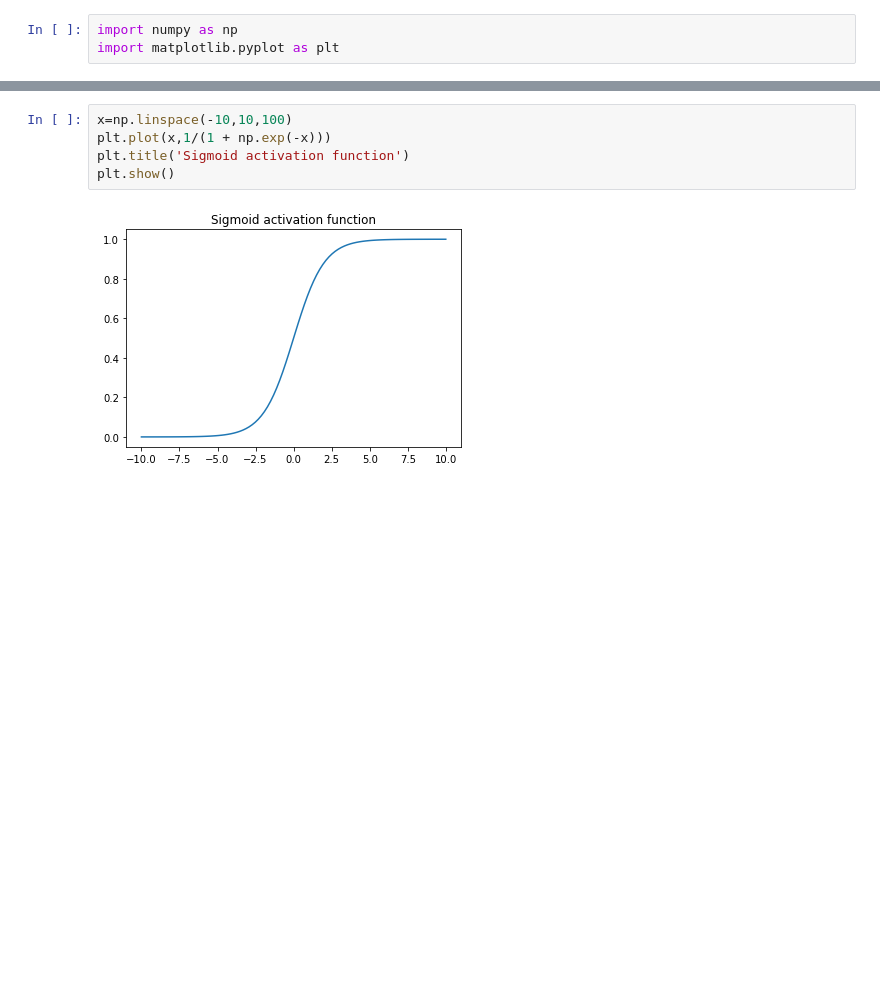
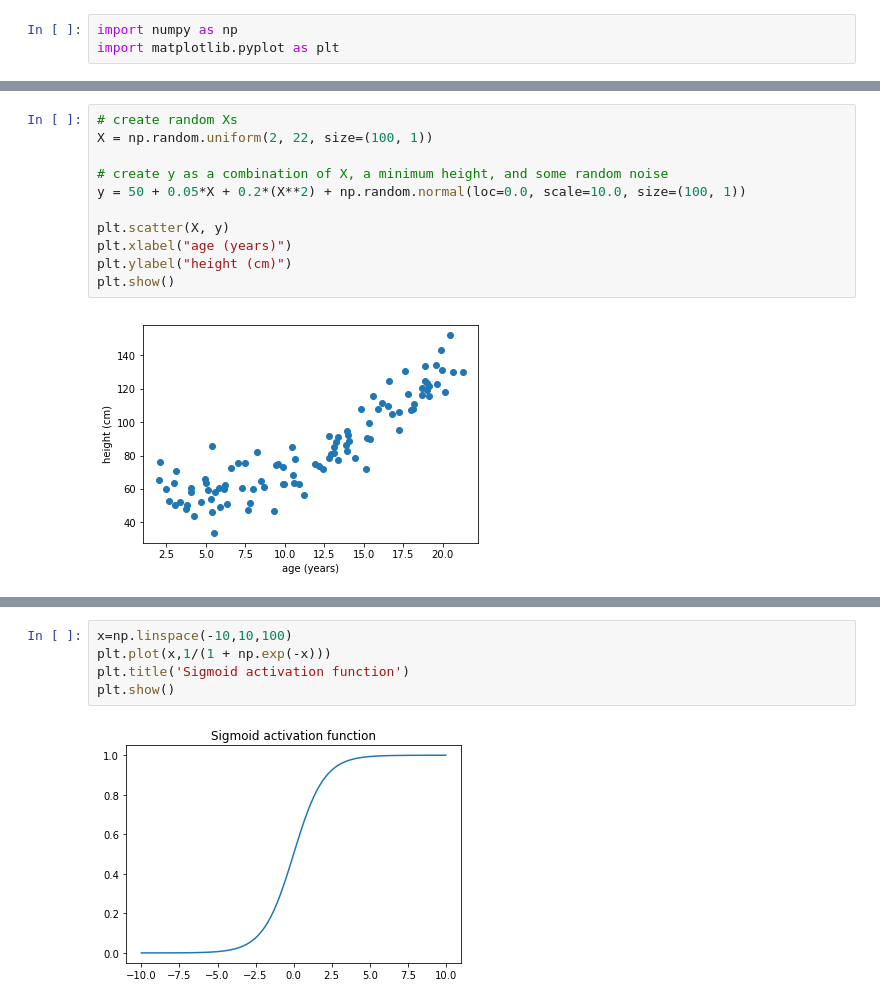
Before and after one commit to sjchiass/ml_guides, a Jupyter notebook: Backpropagation/1_Backprop_Intro.ipynb, the cells around one changed output, grey strips where cells are left out. Saved outputs shown, nothing was run; the diff lists cells and outputs as text; blank space fills up the shorter version.

```diff
--- a/Backpropagation/1_Backprop_Intro.ipynb
+++ b/Backpropagation/1_Backprop_Intro.ipynb
@@ -63,0 +58,13 @@ import matplotlib.pyplot as plt
+# %%
+# create random Xs
+X = np.random.uniform(2, 22, size=(100, 1))
+
+# create y as a combination of X, a minimum height, and some random noise
+y = 50 + 0.05*X + 0.2*(X**2) + np.random.normal(loc=0.0, scale=10.0, size=(100, 1))
+
+plt.scatter(X, y)
+plt.xlabel("age (years)")
+plt.ylabel("height (cm)")
+plt.show()
+# %% [output]
+[figure, added]
```
Also changed, not shown: parts of 5 cells of this notebook, 2 other files.
